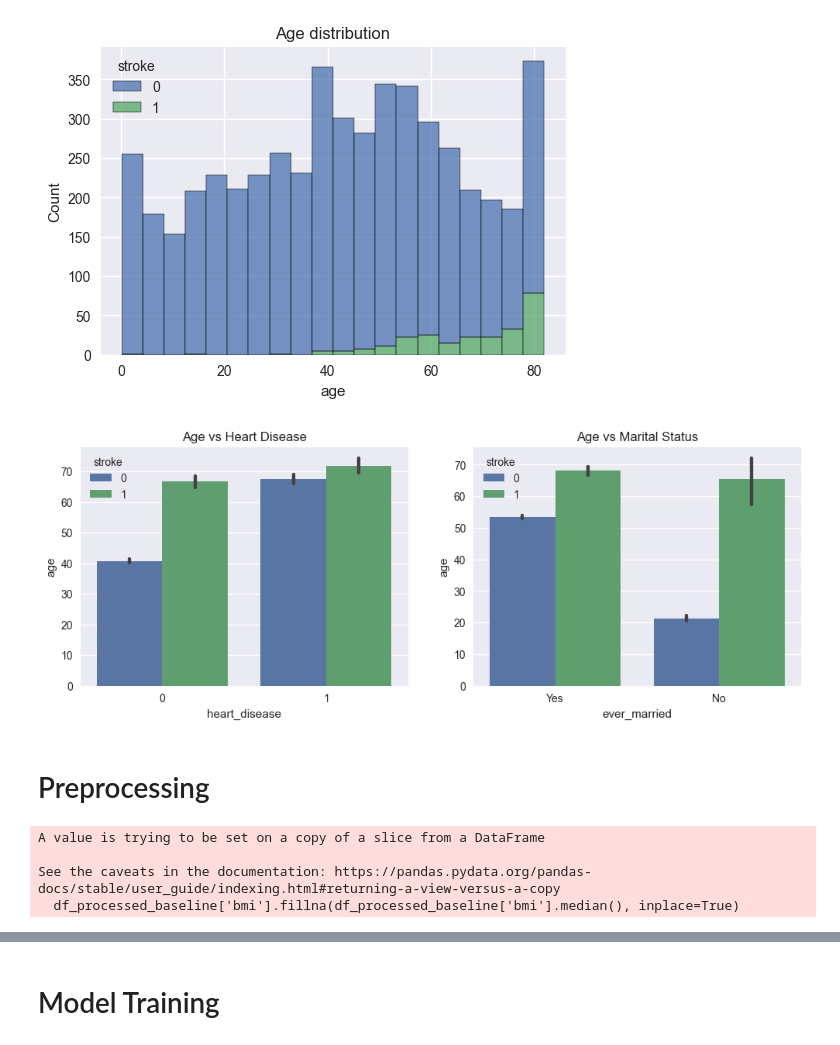
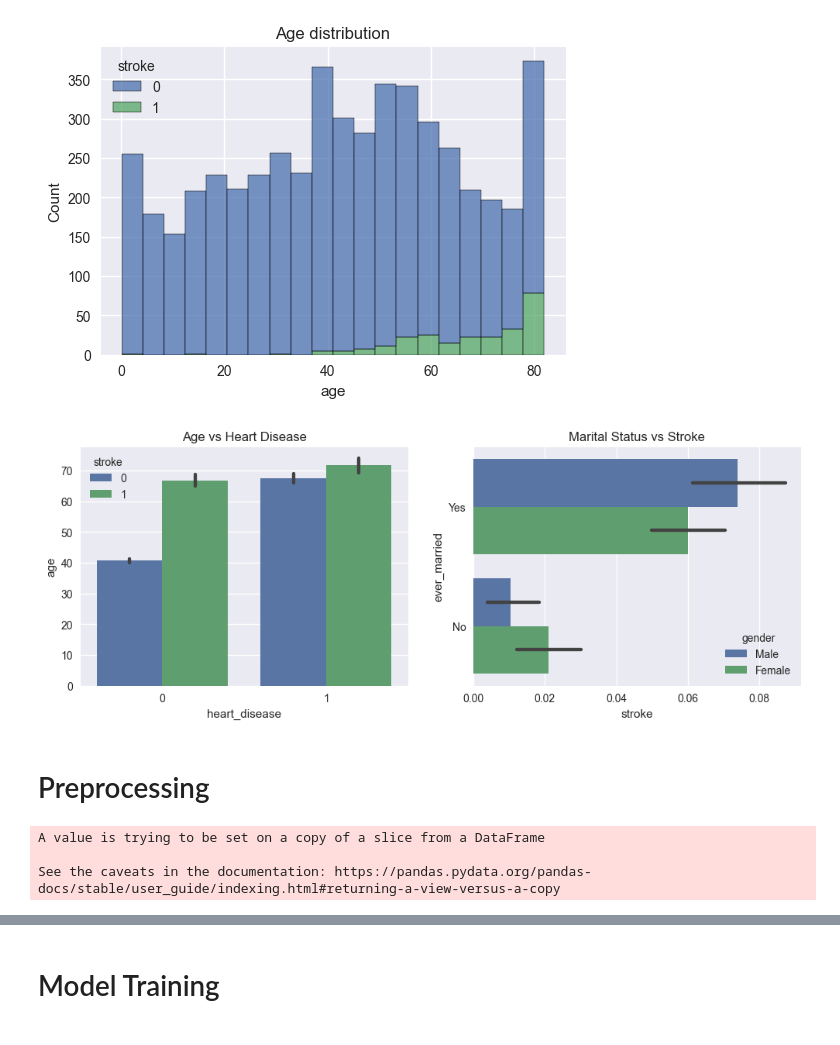
Before and after one commit to maxADeVisser/IDSS_PW3, a Jupyter notebook: data_preprocessing.ipynb, the cells around one changed output, grey strips where cells are left out. Drawn from its saved outputs; the diff is of its cells as text; code cells hidden in the pictures.

```diff
--- a/data_preprocessing.ipynb
+++ b/data_preprocessing.ipynb
@@ -91,15 +109,16 @@ plt.show()
 # %%
 fig, axes = plt.subplots(1, 2, figsize=(12, 4))
 
 sns.barplot(data=df_raw, x="heart_disease", y="age", hue="stroke", ax=axes[0])
 axes[0].set_title("Age vs Heart Disease")
 
-sns.barplot(data=df_raw, x="ever_married", y="age", hue="stroke", ax=axes[1])
-axes[1].set_title("Age vs Marital Status")
+df_raw.iloc[3116, 0] = "Female"
+sns.barplot(data=df_raw, x="stroke", y="ever_married", hue="gender", ax=axes[1])
+axes[1].set_title("Marital Status vs Stroke")
 
 plt.show()
 # %% [output]
-[figure, old version]
+[figure, new version]
 # %% [markdown]
 # Preprocessing
 # %%
@@ -128,8 +147,8 @@ df_processed_baseline['bmi'].fillna(df_processed_baseline['bmi'].median(), inpla
 # randomly remove 80% of the non-stroke instances
 df_processed = df_processed_baseline.drop(df_processed_baseline.query("stroke == 0").sample(frac=.8).index)
 
-# Remove singe BMI outlier with BMI of 97,5
-df_processed = df_processed[df_processed.bmi < 60]
+# Remove extreme values for BMI
+df_processed = df_processed[df_processed.bmi < 70]
 
 # imputing missing values for BMI using KNN technique
 imputer = KNNImputer(n_neighbors=5)
@@ -142,8 +161,8 @@ def encode_numericals(df: pd.DataFrame) -> pd.DataFrame:
     df_return['ever_married'] = df_return['ever_married'].replace({'Yes': 1, 'No': 0})
     df_return['work_type'] = df_return['work_type'].replace({'Private': 0, 'Self-employed': 1, 'Govt_job': 2, 'children': 3, 'Never_worked': 4})
     df_return['Residence_type'] = df_return['Residence_type'].replace({'Urban': 1, 'Rural': 0})
-    df_return['smoking_status'] = df_return['smoking_status'].replace({'formerly smoked': 0, 'never smoked': 1, 'smokes': 2, 'Unknown': 3})
-    df_return['gender'] = df_return['gender'].replace({"Female": 0, "Male": 1, "Other": 2})
+    df_return['smoking_status'] = df_return['smoking_status'].replace({'never smoked': 0, 'formerly smoked': 1, 'smokes': 2, 'Unknown': 3})
+    df_return['gender'] = df_return['gender'].replace({"Female": 0, "Male": 1})
     return df_return
 
 # Encode baseline and processed datasets:
@@ -153,7 +172,6 @@ df_processed_baseline = encode_numericals(df_processed_baseline)
 A value is trying to be set on a copy of a slice from a DataFrame
 
 See the caveats in the documentation: https://pandas.pydata.org/pandas-docs/stable/user_guide/indexing.html#returning-a-view-versus-a-copy
-  df_processed_baseline['bmi'].fillna(df_processed_baseline['bmi'].median(), inplace=True)
 # %%
 # SMOTE: oversampling using k-nearest neighbors to create synthetic data
 oversampling_ratio = 0.7 # can only be used for binary classification
```
Also changed, not shown: parts of 14 cells of this notebook.
